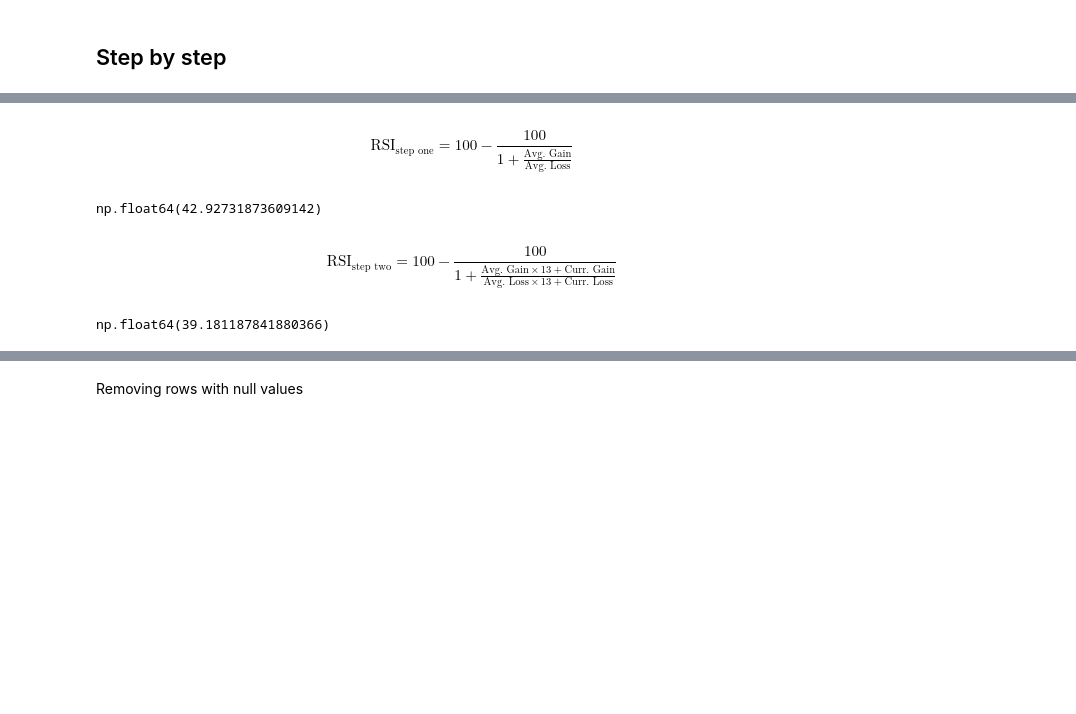
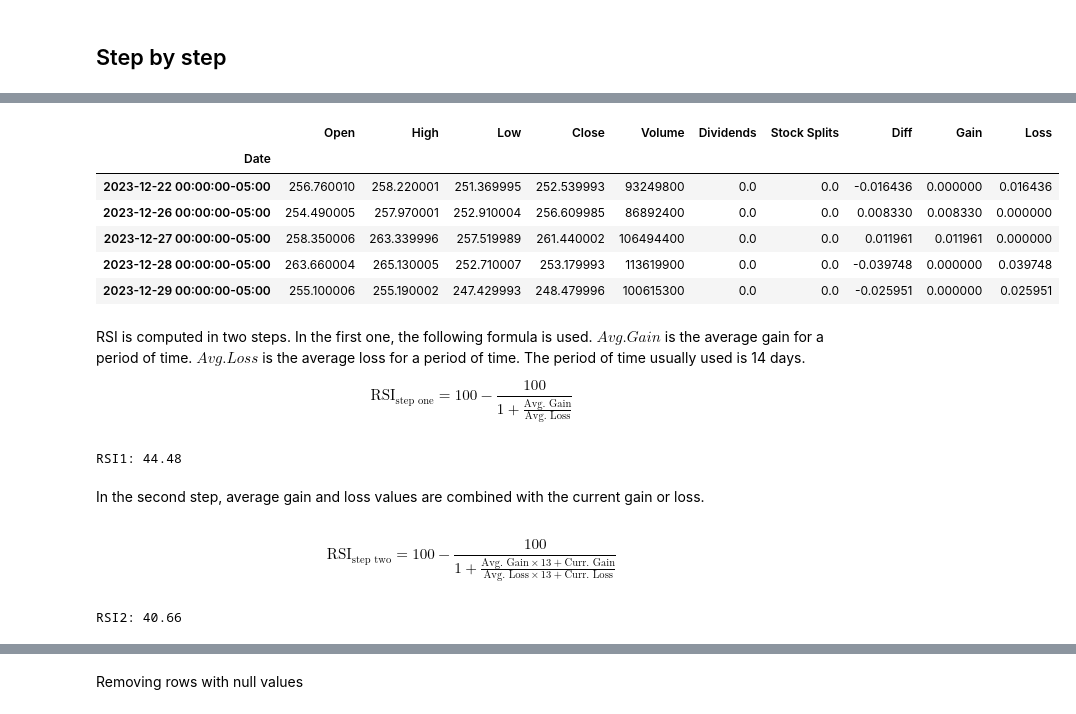
Before and after one commit to jailop/trading, a Jupyter notebook: rsi/rsi.ipynb, the cells around one changed output, grey strips where cells are left out. Drawn from its saved outputs; the diff is of its cells as text; code cells hidden in the pictures; blank space fills up the shorter version.

```diff
--- a/rsi/rsi.ipynb
+++ b/rsi/rsi.ipynb
@@ -37,11 +53,22 @@ data.tail()
 # %%
 # Difference relative between close and open prices
-data["Diff"] = (data["Close"] - data["Open"]) / data["Close"]
+data["Diff"] = (data["Close"] - data["Open"]) / data["Open"]
 # Gain if relative difference is positive
 data["Gain"] = data["Diff"].apply(lambda diff: diff if diff >= 0.0 else 0.0)
 # Loss if relative difference is negative
 data["Loss"] = data["Diff"].apply(lambda diff: -diff if diff < 0.0 else 0.0)
+data.tail()
+# %% [output]
+|  | Open | High | Low | Close | Volume | Dividends | Stock Splits | Diff | Gain | Loss |
+| Date |  |  |  |  |  |  |  |  |  |  |
+| 2023-12-22 00:00:00-05:00 | 256.760010 | 258.220001 | 251.369995 | 252.539993 | 93249800 | 0.0 | 0.0 | -0.016436 | 0.000000 | 0.016436 |
+| 2023-12-26 00:00:00-05:00 | 254.490005 | 257.970001 | 252.910004 | 256.609985 | 86892400 | 0.0 | 0.0 | 0.008330 | 0.008330 | 0.000000 |
+| 2023-12-27 00:00:00-05:00 | 258.350006 | 263.339996 | 257.519989 | 261.440002 | 106494400 | 0.0 | 0.0 | 0.011961 | 0.011961 | 0.000000 |
+| 2023-12-28 00:00:00-05:00 | 263.660004 | 265.130005 | 252.710007 | 253.179993 | 113619900 | 0.0 | 0.0 | -0.039748 | 0.000000 | 0.039748 |
+| 2023-12-29 00:00:00-05:00 | 255.100006 | 255.190002 | 247.429993 | 248.479996 | 100615300 | 0.0 | 0.0 | -0.025951 | 0.000000 | 0.025951 |
 # %% [markdown]
+RSI is computed in two steps. In the first one, the following formula is used. $Avg. Gain$ is the average gain for a period of time. $Avg. Loss$ is the average loss for a period of time. The period of time usually used is 14 days.
+
 $$\text{RSI}_{\text{step one}} = 100 - \frac{100}{1 + \frac{\text{Avg. Gain}}{\text{Avg. Loss}}}$$
 # %%
 start = 0
@@ -49,9 +76,11 @@ end = 15
 avg_gain = data[start:end]["Gain"].sum() / (end - start - 1)
 avg_loss = data[start:end]["Loss"].sum() / (end - start - 1)
 rsi_step_one = 100 - 100 / (1 + avg_gain / avg_loss)
-rsi_step_one
+print("RSI1: {:0.2f}".format(rsi_step_one))
 # %% [output]
-np.float64(42.92731873609142)
+RSI1: 44.48
+# %% [markdown]
+In the second step, average gain and loss values are combined with the current gain or loss.
 # %% [markdown]
 $$\text{RSI}_{\text{step two}} = 100 - \frac{100}{1 + \frac{\text{Avg. Gain} \times 13 + \text{Curr. Gain}}{\text{Avg. Loss} \times 13 + \text{Curr. Loss}}}$$
 # %%
@@ -59,8 +88,8 @@ curr_gain = data.iloc[end]["Gain"]
 curr_loss = data.iloc[end]["Loss"]
 factor = end - start - 2
 rsi_step_two = 100 - 100 / (1 + (avg_gain * factor + curr_gain) / (avg_loss * factor + curr_loss))
-rsi_step_two
+print("RSI2: {:0.2f}".format(rsi_step_two))
 # %% [output]
-np.float64(39.181187841880366)
+RSI2: 40.66
 # %% [markdown]
 ## RSI over the entire period
```
Also changed, not shown: parts of 3 cells of this notebook.
